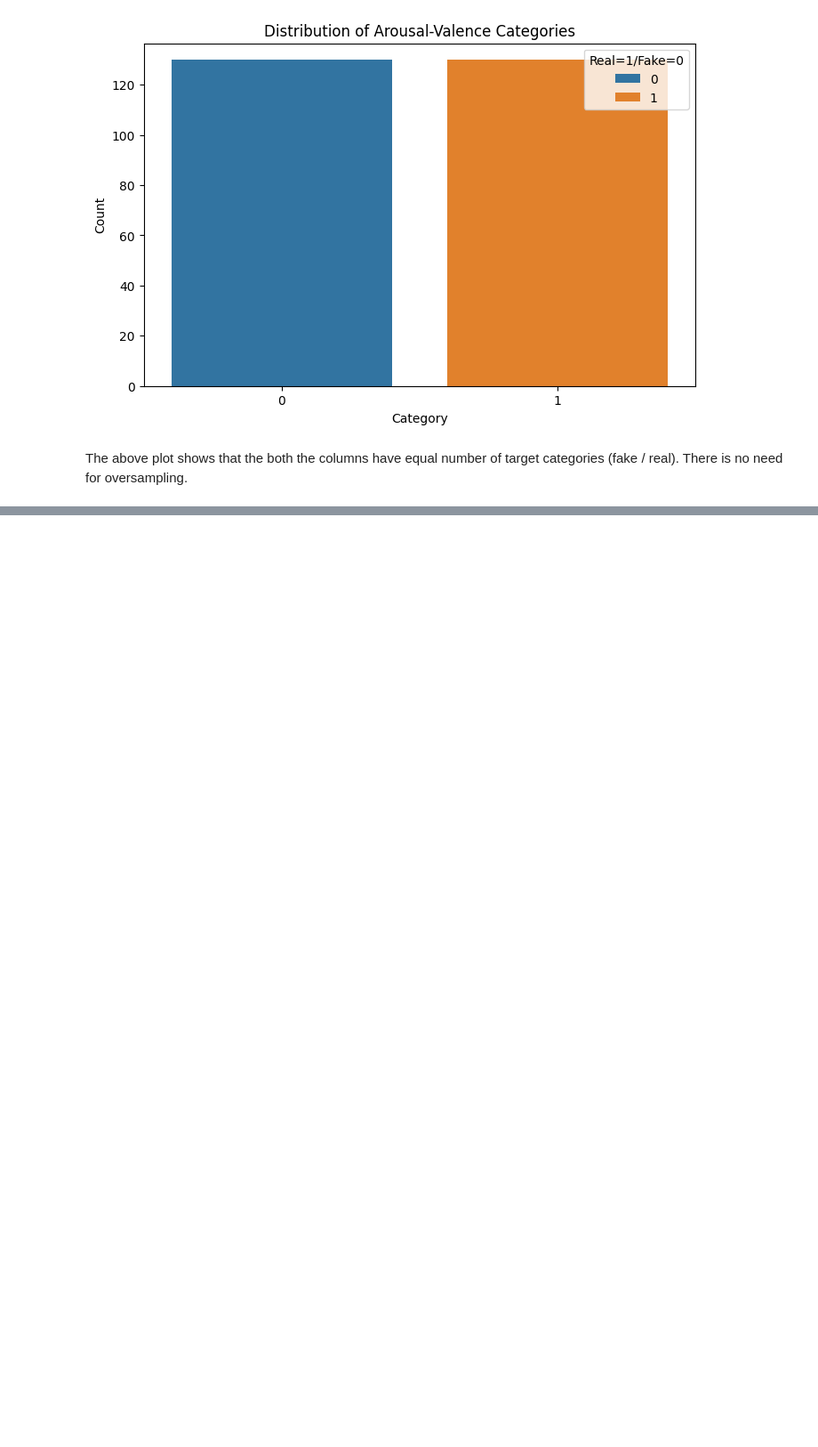
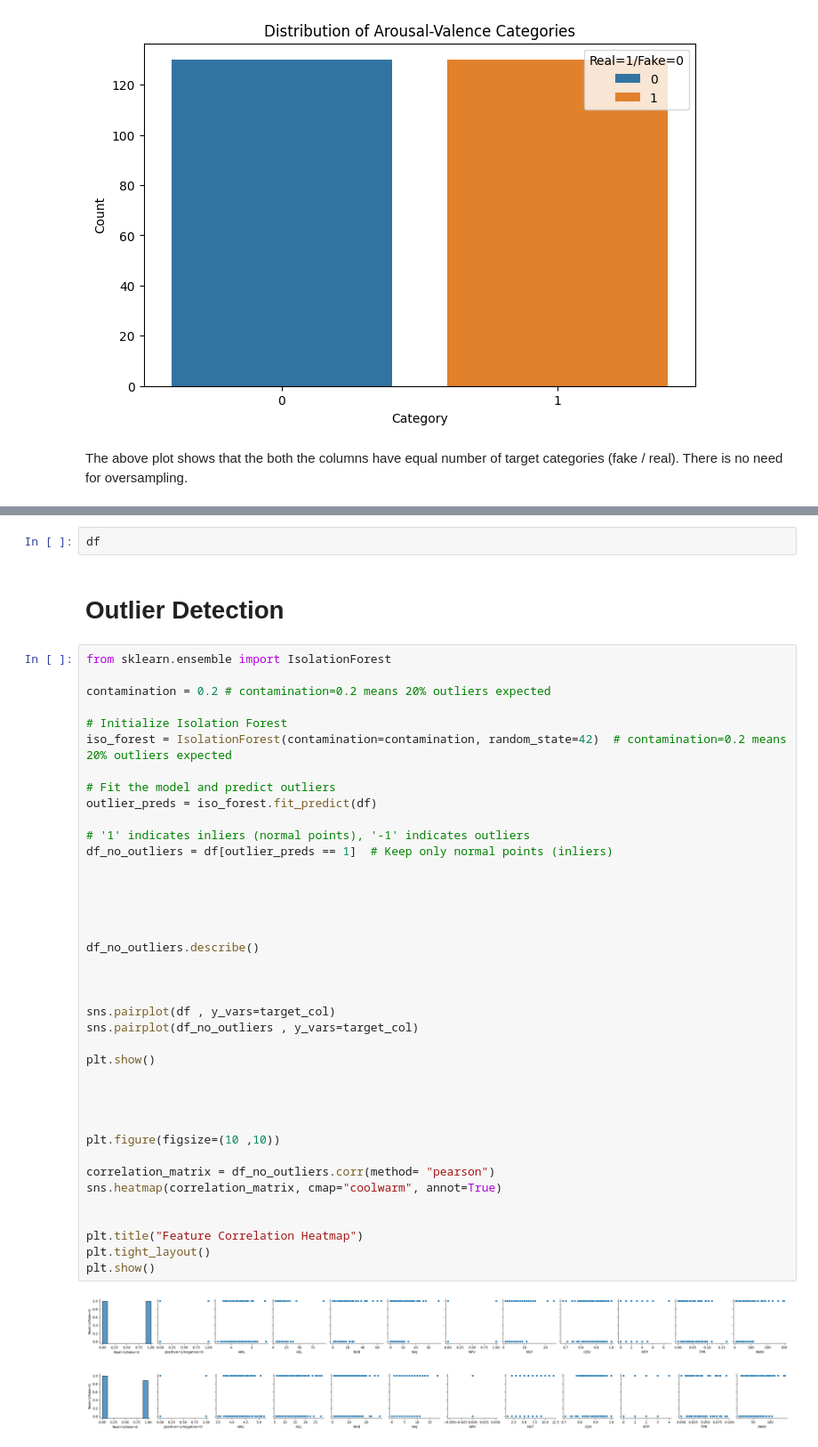
Before and after one commit to rud-rax/ml-fake-review-detection, a Jupyter notebook: main.ipynb, the cells around one changed output, grey strips where cells are left out. Shown at 89% size. Cells and saved outputs as stored; diff of their text form; blank space fills up the shorter version.

```diff
--- a/main.ipynb
+++ b/main.ipynb
@@ -217,0 +255,46 @@ The above plot shows that the both the columns have equal number of target categ
+# %%
+df
+# %% [markdown]
+# Outlier Detection
+# %%
+from sklearn.ensemble import IsolationForest
+
+contamination = 0.2 # contamination=0.2 means 20% outliers expected
+
+# Initialize Isolation Forest
+iso_forest = IsolationForest(contamination=contamination, random_state=42)  # contamination=0.2 means 20% outliers expected
+
+# Fit the model and predict outliers
+outlier_preds = iso_forest.fit_predict(df)
+
+# '1' indicates inliers (normal points), '-1' indicates outliers
+df_no_outliers = df[outlier_preds == 1]  # Keep only normal points (inliers)
+
+
+
+
+
+df_no_outliers.describe()
+
+
+
+sns.pairplot(df , y_vars=target_col)
+sns.pairplot(df_no_outliers , y_vars=target_col)
+
+plt.show()
+
+
+
+
+plt.figure(figsize=(10 ,10))
+
+correlation_matrix = df_no_outliers.corr(method= "pearson")
+sns.heatmap(correlation_matrix, cmap="coolwarm", annot=True)
+
+
+plt.title("Feature Correlation Heatmap")
+plt.tight_layout()
+plt.show()
+# %% [output]
+[figure, added]
+[figure, added]
```
Also changed, not shown: parts of 37 cells of this notebook, 2 other files.
